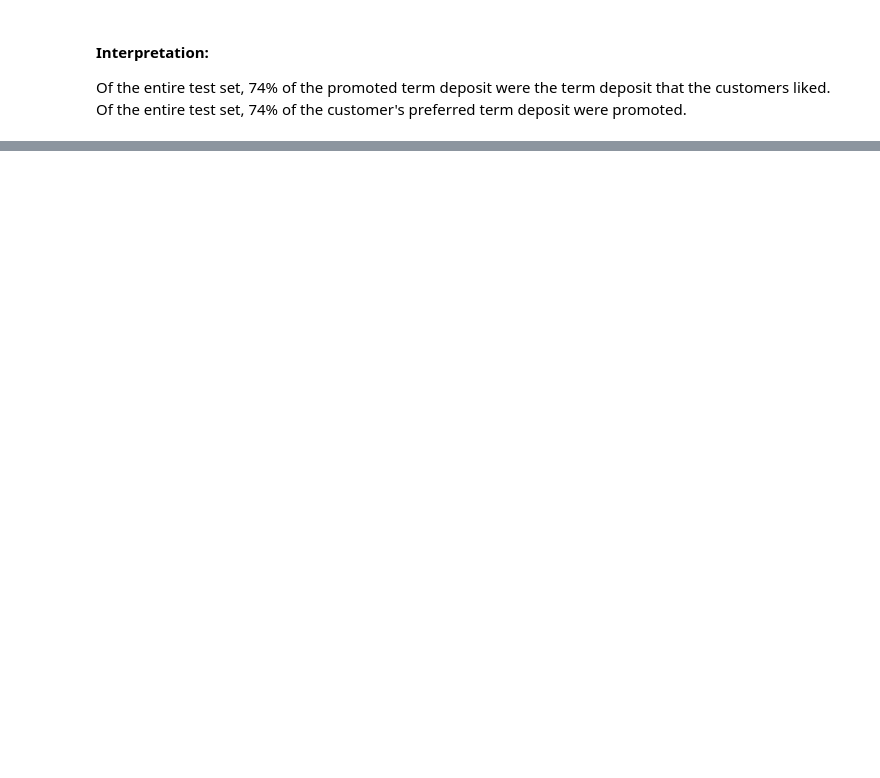
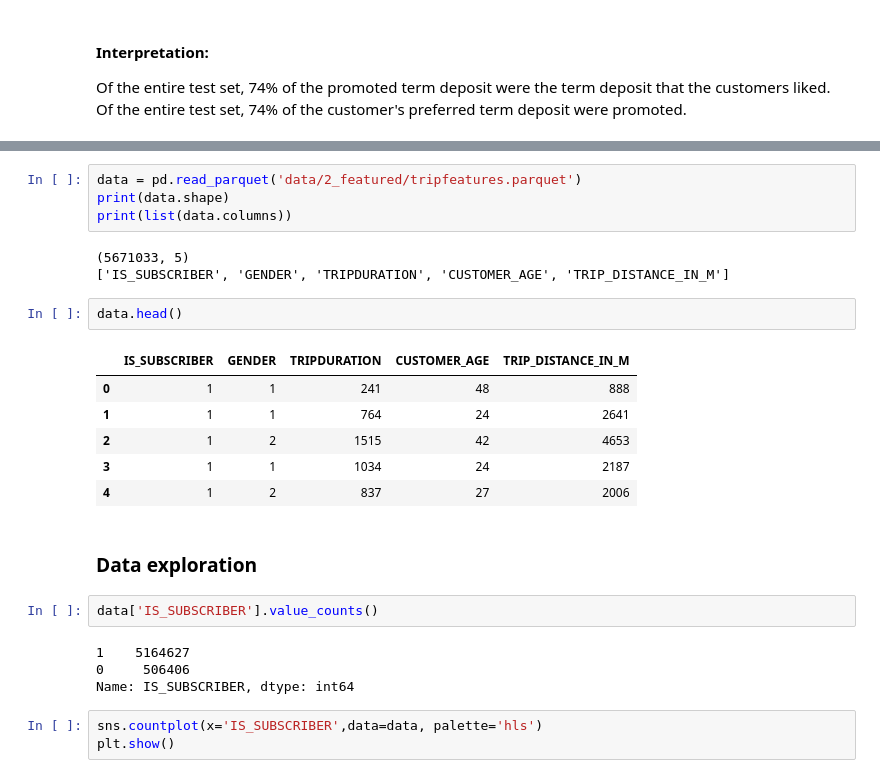
Before and after one commit to jawerg/citi, a Jupyter notebook: logistic-regression.ipynb, the cells around one changed output, grey strips where cells are left out. Cells and saved outputs as stored; diff of their text form; blank space fills up the shorter version.

Commit message:
[logit] adjust ipynb to current trip-feature dataset

```diff
--- a/logistic-regression.ipynb
+++ b/logistic-regression.ipynb
@@ -466,0 +251,27 @@ plt.show()
+# %%
+data = pd.read_parquet('data/2_featured/tripfeatures.parquet')
+print(data.shape)
+print(list(data.columns))
+# %% [output]
+(5671033, 5)
+['IS_SUBSCRIBER', 'GENDER', 'TRIPDURATION', 'CUSTOMER_AGE', 'TRIP_DISTANCE_IN_M']
+# %%
+data.head()
+# %% [output]
+|  | IS_SUBSCRIBER | GENDER | TRIPDURATION | CUSTOMER_AGE | TRIP_DISTANCE_IN_M |
+| 0 | 1 | 1 | 241 | 48 | 888 |
+| 1 | 1 | 1 | 764 | 24 | 2641 |
+| 2 | 1 | 2 | 1515 | 42 | 4653 |
+| 3 | 1 | 1 | 1034 | 24 | 2187 |
+| 4 | 1 | 2 | 837 | 27 | 2006 |
+# %% [markdown]
+### Data exploration
+# %%
+data['IS_SUBSCRIBER'].value_counts()
+# %% [output]
+1    5164627
+0     506406
+Name: IS_SUBSCRIBER, dtype: int64
+# %%
+sns.countplot(x='IS_SUBSCRIBER',data=data, palette='hls')
+plt.show()
```
Also changed, not shown: parts of 80 cells of this notebook.
